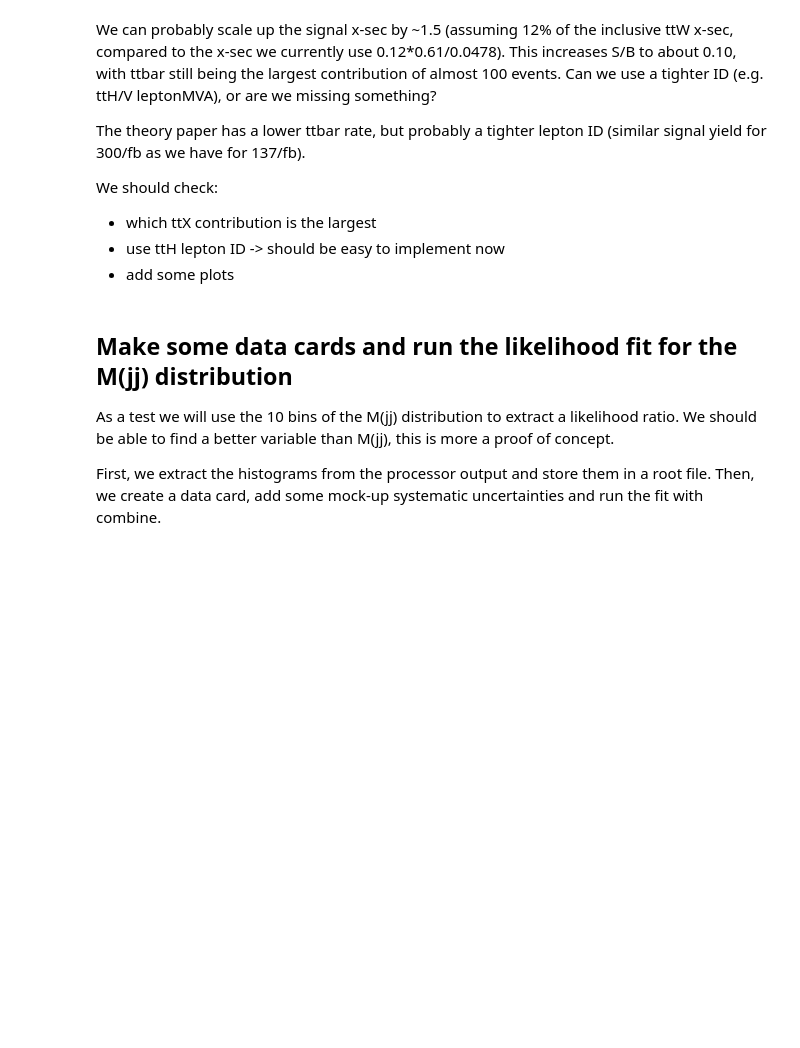
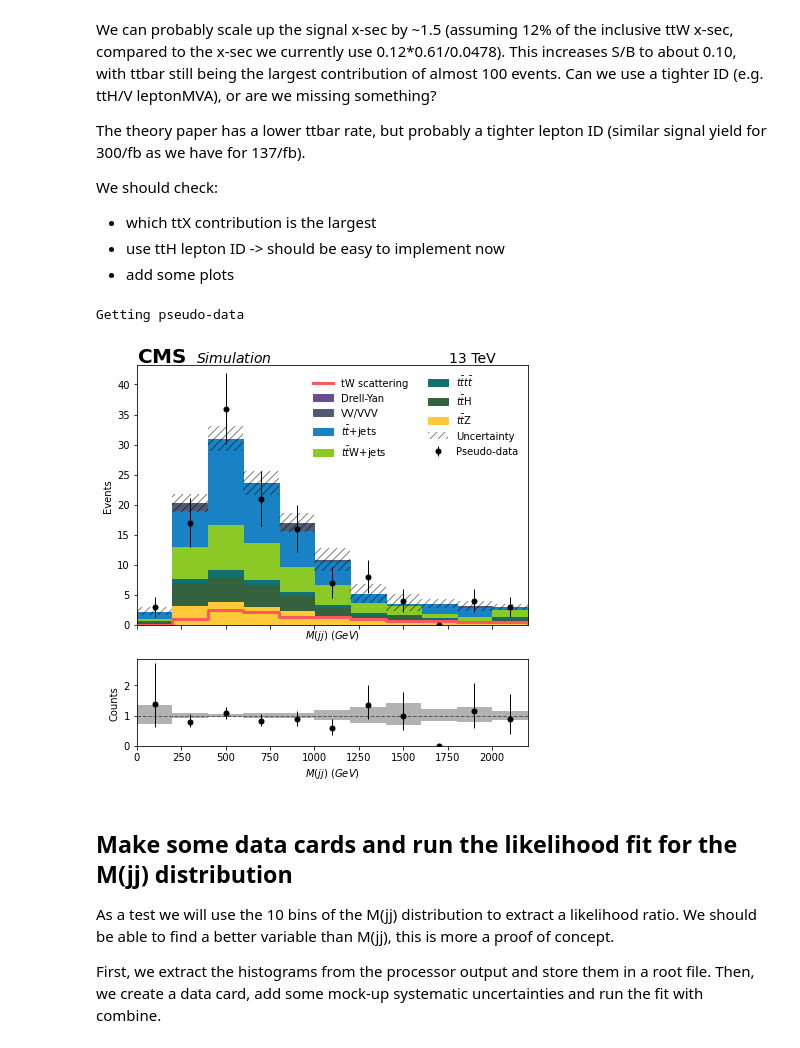
Before and after one commit to mirandabryson/tW_scattering, a Jupyter notebook: processor/strong_tW.ipynb, the cells around one changed output. Saved outputs shown, nothing was run; the diff lists cells and outputs as text; code cells hidden in the pictures; blank space fills up the shorter version.

```diff
--- a/processor/strong_tW.ipynb
+++ b/processor/strong_tW.ipynb
@@ -506,7 +529,7 @@ bins = {\
     'pt_spec_max': {'axis': 'pt',         'overflow':'over',  'bins': hist.Bin('pt', r'$p_{T, fwd jet}\ (GeV)$', 20, 0, 400)},
     'eta_spec_max': {'axis': 'eta',         'overflow':'over',  'bins': hist.Bin('eta', r'$p\eta_{fwd jet}\ (GeV)$', 15, -5.5, 5.5)},
     'mjj_max':  {'axis': 'mass',          'overflow':'over',  'bins': hist.Bin('mass', r'$M(jj) \ (GeV)$', 10, 0, 2000)},
-    'mjj_max_baseline':  {'axis': 'mass',          'overflow':'over',  'bins': hist.Bin('mass', r'$M(jj) \ (GeV)$', 10, 0, 2000)},
+    #'mjj_max_baseline':  {'axis': 'mass',          'overflow':'over',  'bins': hist.Bin('mass', r'$M(jj) \ (GeV)$', 10, 0, 2000)},
     }
 # %%
 if output['mjj_max']['pseudodata'].values():
@@ -520,7 +543,7 @@ finalizePlotDir(plotDir)
 from plots.helpers import *
 
 if True:
-    name = 'mjj_max_baseline'
+    name = 'mjj_max'
     #print (name)
     skip = False
 
@@ -564,33 +587,36 @@ if True:
 
 
     import re
     bkgonly = re.compile('(?!pseudodata|!tW_scattering)')
     notdata = re.compile('(?!pseudodata)')
     notsignal = re.compile('(?!tW_scattering)')
 
     fig, (ax, rax) = plt.subplots(2, 1, figsize=(7,7), gridspec_kw={"height_ratios": (3, 1)}, sharex=True)
     #fig, ax = plt.subplots(1,1,figsize=(7,7))
 
     # get axes
     hist.plot1d(histogram[bkgonly],overlay="dataset", ax=ax, stack=True, overflow=bins[name]['overflow'], clear=False, line_opts=None, fill_opts=fill_opts, error_opts=error_opts, order=['TTZ', 'TTH', 'TTTT', 'TTW','ttbar','diboson', 'DY']) #error_opts??
     hist.plot1d(histogram['tW_scattering'], overlay="dataset", ax=ax, overflow=bins[name]['overflow'], line_opts={'linewidth':3}, clear=False)
     hist.plot1d(histogram['pseudodata'], overlay="dataset", ax=ax, overflow=bins[name]['overflow'], error_opts=data_err_opts, clear=False)
 
     ## build ratio
     hist.plotratio(
         num=histogram['pseudodata'].sum("dataset"),
         denom=histogram[bkgonly].sum("dataset"),
         ax=rax,
         error_opts=data_err_opts,
         denom_fill_opts={},
         guide_opts={},
         unc='num',
         overflow=bins[name]['overflow']
     )
 
 
     for l in ['linear']:
         saveFig(fig, ax, None, plotDir, name, scale=l, shape=False, y_max=y_max)
+# %% [output]
+Getting pseudo-data
+[figure, added]
 # %% [markdown]
 ## Make some data cards and run the likelihood fit for the M(jj) distribution
 
```
Also changed, not shown: parts of 10 cells of this notebook, 6 other files.
